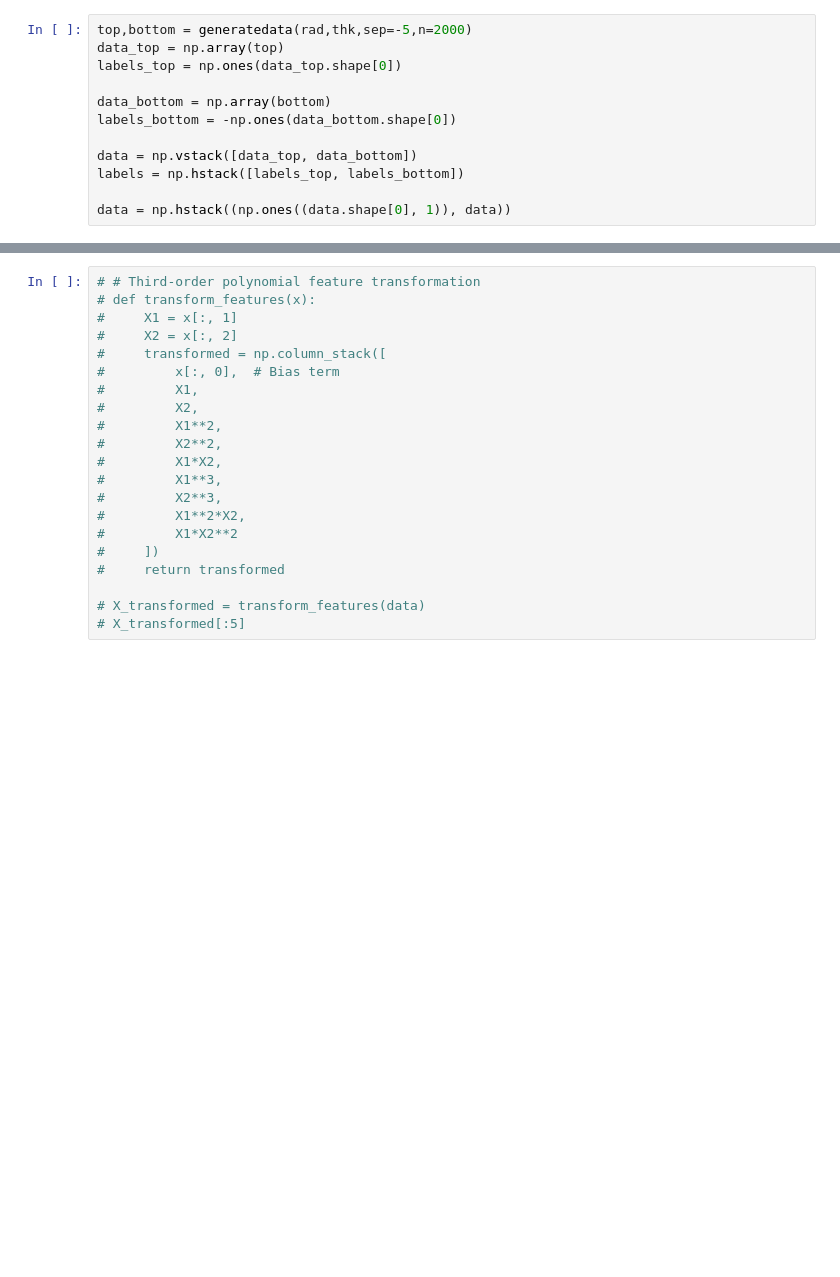
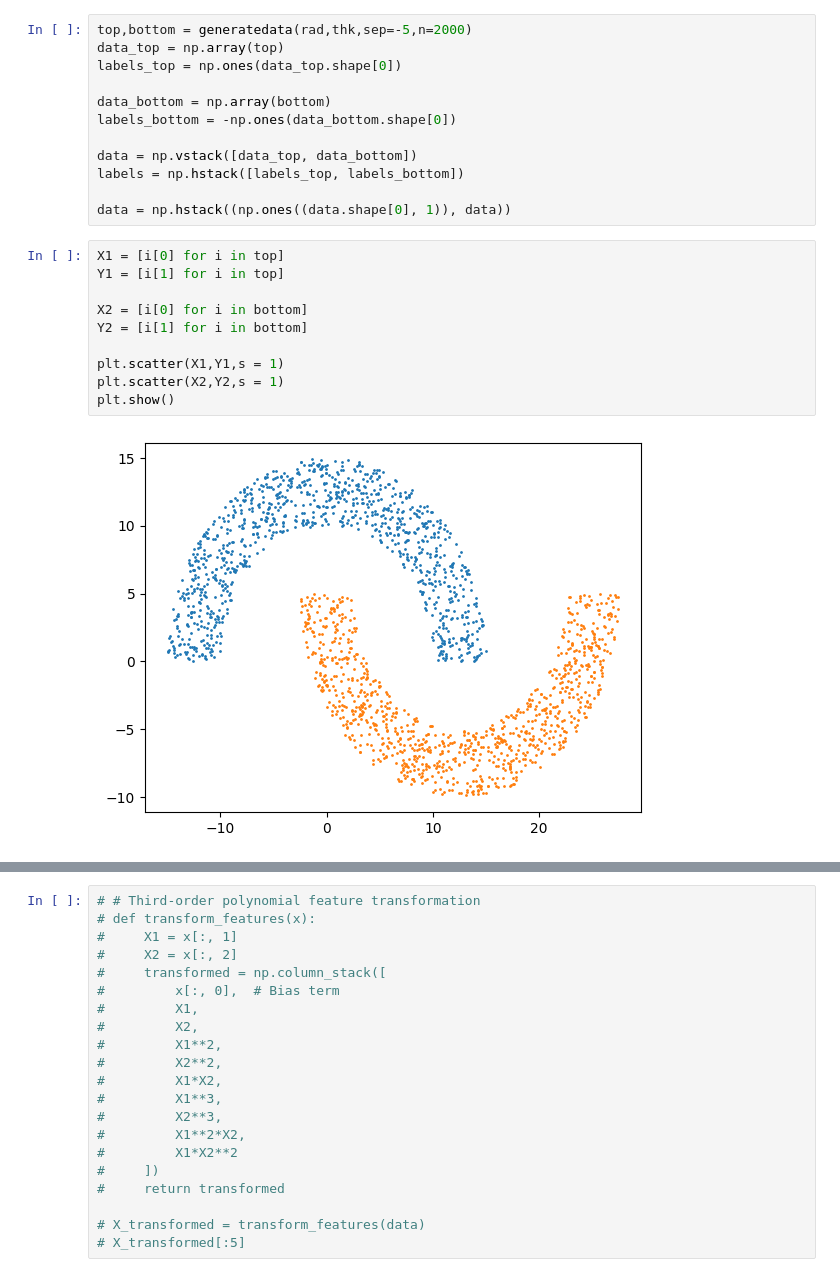
Before and after one commit to kwanqing/CMPE-257, a Jupyter notebook: HW2_3_1.ipynb, the cells around one changed output, grey strips where cells are left out. Saved outputs shown, nothing was run; the diff lists cells and outputs as text; blank space fills up the shorter version.

```diff
--- a/HW2_3_1.ipynb
+++ b/HW2_3_1.ipynb
@@ -147,6 +147,18 @@ data = np.vstack([data_top, data_bottom])
 labels = np.hstack([labels_top, labels_bottom])
 
 data = np.hstack((np.ones((data.shape[0], 1)), data))
+# %%
+X1 = [i[0] for i in top]
+Y1 = [i[1] for i in top]
+
+X2 = [i[0] for i in bottom]
+Y2 = [i[1] for i in bottom]
+
+plt.scatter(X1,Y1,s = 1)
+plt.scatter(X2,Y2,s = 1)
+plt.show()
+# %% [output]
+[figure, added]
 # %%
 def pocket_algorithm(data, labels, max_iter=100000):
 
```
Also changed, not shown: parts of 18 cells of this notebook.
